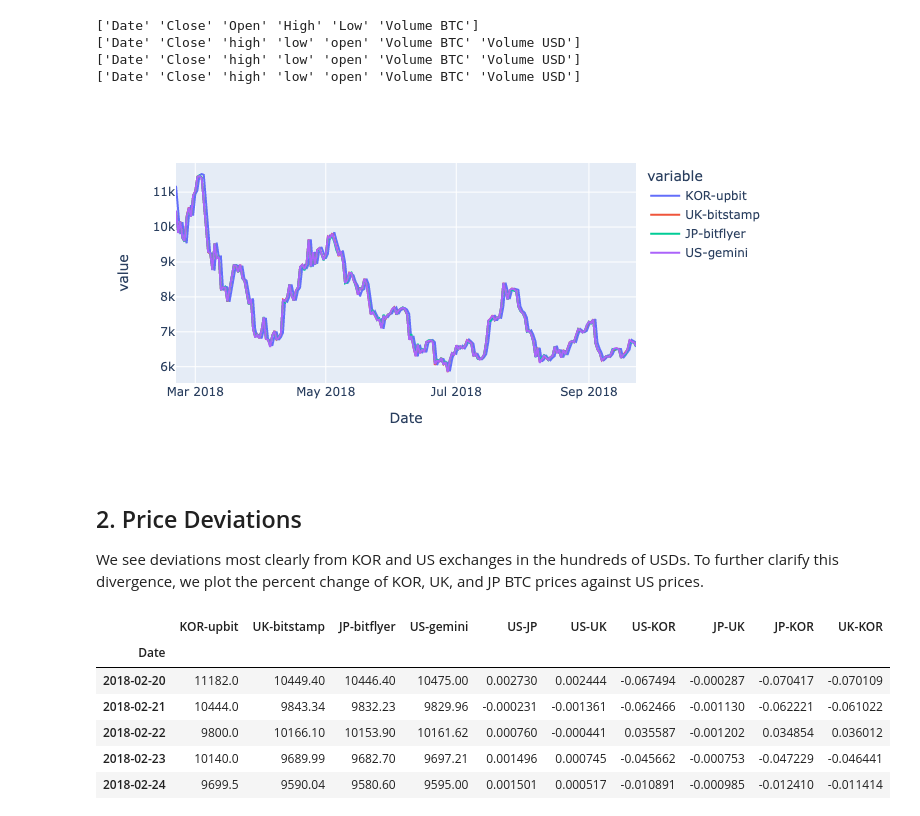
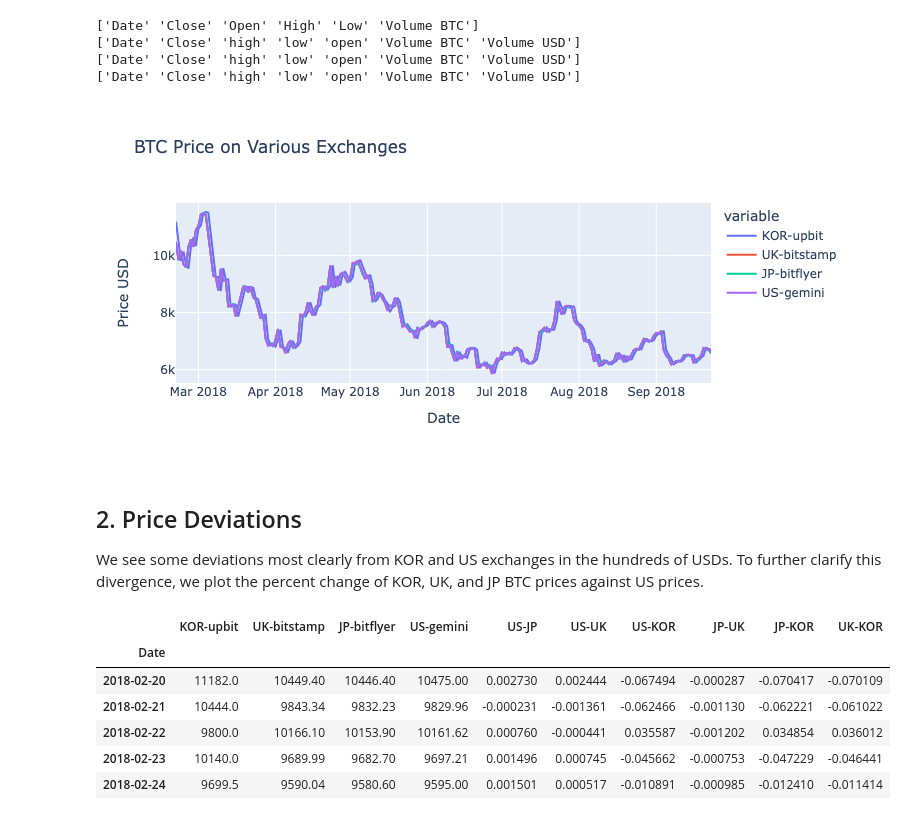
Before and after one commit to ptzhi/defi-primitives, a Jupyter notebook: notebooks/price-aggregation/kimchi-premium.ipynb, the cells around one changed output. Cells and saved outputs as stored; diff of their text form; code cells hidden in the pictures.

Commit message:
updated kimchi

```diff
--- a/notebooks/price-aggregation/kimchi-premium.ipynb
+++ b/notebooks/price-aggregation/kimchi-premium.ipynb
@@ -29,14 +31,14 @@ data/2018-uk-bitstamp-btc-usd.csv
 data/2018-jp-bitflyer-btc-usd.csv
 data/2018-us-gemini-btc-usd.csv
 # %%
-kimchi_dict = dict()
+cex_dict = dict()
 for file in glob.glob("data/*.csv"):
     key = file.split('-')[2]
-    kimchi_dict[key] = pd.read_csv(file, parse_dates=['Date'])
+    cex_dict[key] = pd.read_csv(file, parse_dates=['Date'])
 # %%
-for key in kimchi_dict.keys():
+for key in cex_dict.keys():
     print(key)
-    print(kimchi_dict[key].columns.values)
+    print(cex_dict[key].columns.values)
 # %% [output]
 upbit
 ['Date' 'Close' 'Open' 'High' 'Low' 'Volume BTC']
@@ -47,31 +49,39 @@ bitflyer
 gemini
 ['Date' 'Close (8 PM EST)' 'high' 'low' 'open' 'Volume BTC' 'Volume USD']
 # %%
-for key in kimchi_dict.keys():
-    kimchi_dict[key].columns.values[1] = 'Close'
-    print(kimchi_dict[key].columns.values)
+for key in cex_dict.keys():
+    cex_dict[key].columns.values[1] = 'Close'
+    print(cex_dict[key].columns.values)
 # %% [output]
 ['Date' 'Close' 'Open' 'High' 'Low' 'Volume BTC']
 ['Date' 'Close' 'high' 'low' 'open' 'Volume BTC' 'Volume USD']
 ['Date' 'Close' 'high' 'low' 'open' 'Volume BTC' 'Volume USD']
 ['Date' 'Close' 'high' 'low' 'open' 'Volume BTC' 'Volume USD']
 # %%
-kimchi_df = kimchi_dict['upbit'][['Date','Close']].rename(columns={'Close':'upbit'}).set_index('Date', drop=True)
-for key in list(kimchi_dict.keys())[-3:]:
-    kimchi_df = pd.concat([kimchi_df, kimchi_dict[key][['Date','Close']].rename(columns={'Close':key}).set_index('Date', drop=True)], join='inner', axis=1)
+cex_df = cex_dict['upbit'][['Date','Close']].rename(columns={'Close':'upbit'}).set_index('Date', drop=True)
+for key in list(cex_dict.keys())[-3:]:
+    cex_df = pd.concat([cex_df, cex_dict[key][['Date','Close']].rename(columns={'Close':key}).set_index('Date', drop=True)], join='inner', axis=1)
 
-kimchi_df = kimchi_df.rename(columns={'upbit':'KOR-upbit', 'bitstamp':'UK-bitstamp','bitflyer':'JP-bitflyer','gemini':'US-gemini'})
+cex_df = cex_df.rename(columns={'upbit':'KOR-upbit', 'bitstamp':'UK-bitstamp','bitflyer':'JP-bitflyer','gemini':'US-gemini'})
 # %%
-fig = px.line(kimchi_df, x=kimchi_df.index, y=list(kimchi_df.columns))
+fig = px.line(
+    cex_df,
+    x=cex_df.index,
+    y=list(cex_df.columns)[:4],
+    title='BTC Price on Various Exchanges',
+    labels={
+        'value':'Price USD'
+    }
+    )
 fig.update_traces(mode="lines", hovertemplate=None)
 fig.update_layout(hovermode="x unified")
 fig.show()
 # %% [output]
-[figure, old version]
+[figure, new version]
 # %% [markdown]
 ## 2. Price Deviations
 
-We see deviations most clearly from KOR and US exchanges in the hundreds of USDs.  To further clarify this divergence, we plot the percent change of KOR, UK, and JP BTC prices against US prices.
+We see some deviations most clearly from KOR and US exchanges in the hundreds of USDs.  To further clarify this divergence, we plot the percent change of KOR, UK, and JP BTC prices against US prices.
 # %%
 from itertools import combinations
 
```
Also changed, not shown: parts of 36 cells of this notebook.
